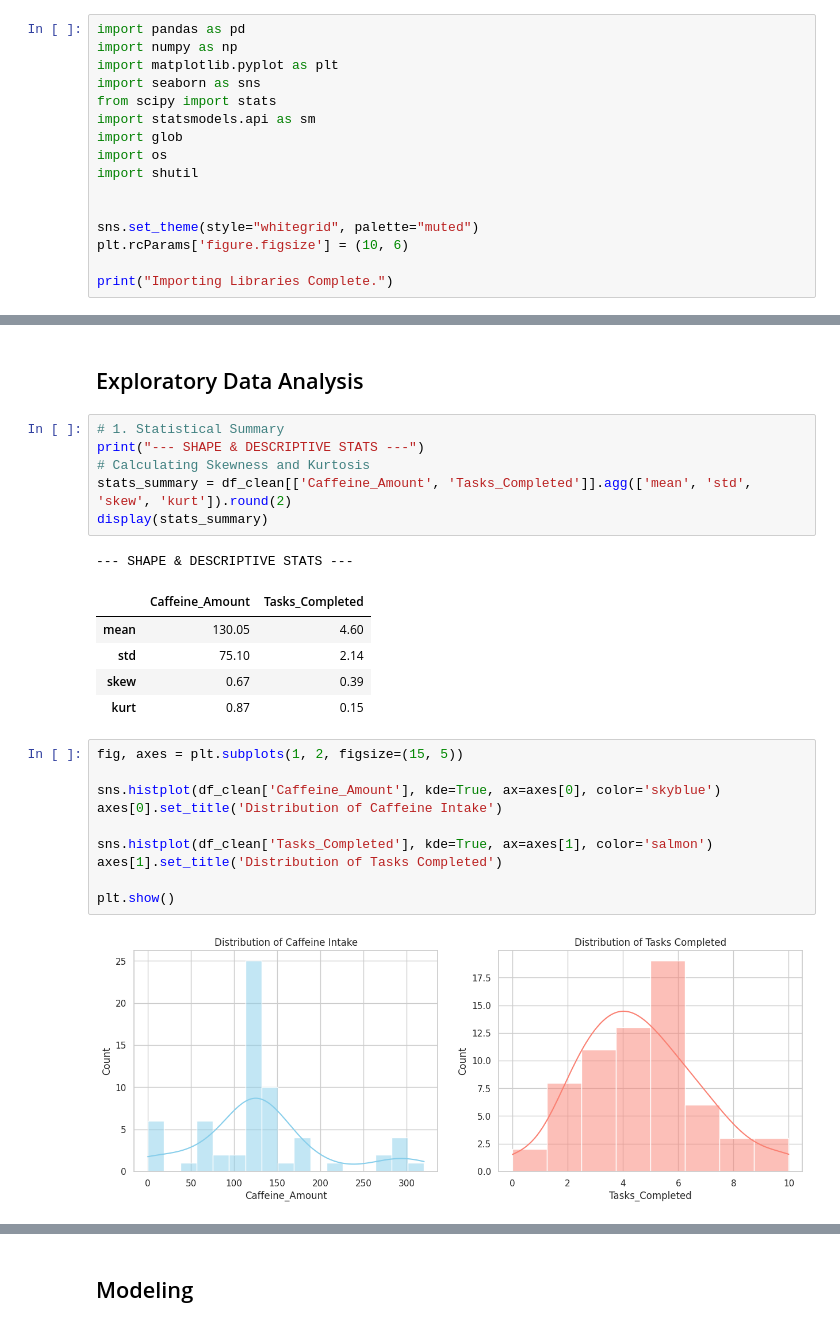
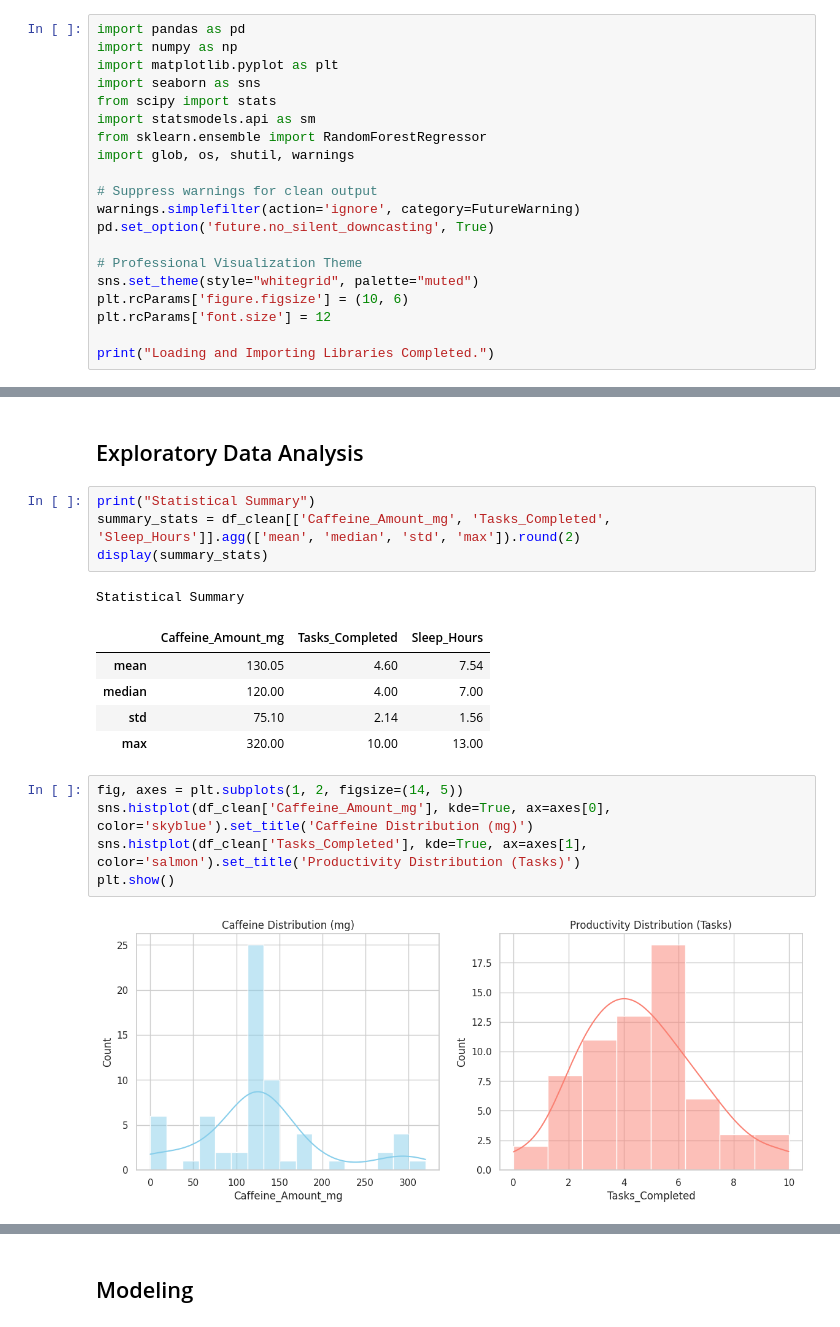
Before and after one commit to rachocr/CCDATSCL_PROJECT, a Jupyter notebook: FINALS_Notebook.ipynb, the cells around one changed output, grey strips where cells are left out. Cells and saved outputs as stored; diff of their text form.

```diff
--- a/FINALS_Notebook.ipynb
+++ b/FINALS_Notebook.ipynb
@@ -9,13 +9,17 @@ import matplotlib.pyplot as plt
 import seaborn as sns
 from scipy import stats
 import statsmodels.api as sm
-import glob
-import os
-import shutil
+from sklearn.ensemble import RandomForestRegressor
+import glob, os, shutil, warnings
 
+# Suppress warnings for clean output
+warnings.simplefilter(action='ignore', category=FutureWarning)
+pd.set_option('future.no_silent_downcasting', True)
 
+# Professional Visualization Theme
 sns.set_theme(style="whitegrid", palette="muted")
 plt.rcParams['figure.figsize'] = (10, 6)
+plt.rcParams['font.size'] = 12
 
-print("Importing Libraries Complete.")
+print("Loading and Importing Libraries Completed.")
 # %% [output]
@@ -159,27 +197,20 @@ print(df_clean[['Sleep_Hours', 'Coffee_Intake', 'Caffeine_Amount']].head())
 # %% [markdown]
 ## Exploratory Data Analysis
 # %%
-# 1. Statistical Summary
-print("--- SHAPE & DESCRIPTIVE STATS ---")
-# Calculating Skewness and Kurtosis
-stats_summary = df_clean[['Caffeine_Amount', 'Tasks_Completed']].agg(['mean', 'std', 'skew', 'kurt']).round(2)
-display(stats_summary)
+print("Statistical Summary")
+summary_stats = df_clean[['Caffeine_Amount_mg', 'Tasks_Completed', 'Sleep_Hours']].agg(['mean', 'median', 'std', 'max']).round(2)
+display(summary_stats)
 # %% [output]
---- SHAPE & DESCRIPTIVE STATS ---
+Statistical Summary
-|  | Caffeine_Amount | Tasks_Completed |
-| mean | 130.05 | 4.60 |
-| std | 75.10 | 2.14 |
-| skew | 0.67 | 0.39 |
-| kurt | 0.87 | 0.15 |
+|  | Caffeine_Amount_mg | Tasks_Completed | Sleep_Hours |
+| mean | 130.05 | 4.60 | 7.54 |
+| median | 120.00 | 4.00 | 7.00 |
+| std | 75.10 | 2.14 | 1.56 |
+| max | 320.00 | 10.00 | 13.00 |
 # %%
-fig, axes = plt.subplots(1, 2, figsize=(15, 5))
-
-sns.histplot(df_clean['Caffeine_Amount'], kde=True, ax=axes[0], color='skyblue')
-axes[0].set_title('Distribution of Caffeine Intake')
-
-sns.histplot(df_clean['Tasks_Completed'], kde=True, ax=axes[1], color='salmon')
-axes[1].set_title('Distribution of Tasks Completed')
-
+fig, axes = plt.subplots(1, 2, figsize=(14, 5))
+sns.histplot(df_clean['Caffeine_Amount_mg'], kde=True, ax=axes[0], color='skyblue').set_title('Caffeine Distribution (mg)')
+sns.histplot(df_clean['Tasks_Completed'], kde=True, ax=axes[1], color='salmon').set_title('Productivity Distribution (Tasks)')
 plt.show()
 # %% [output]
-[figure, old version]
+[figure, new version]
```
Also changed, not shown: parts of 26 cells of this notebook.
